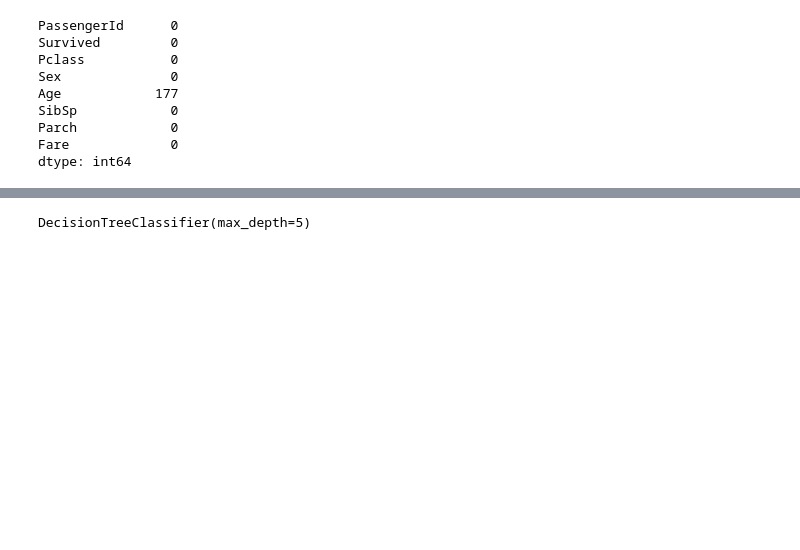
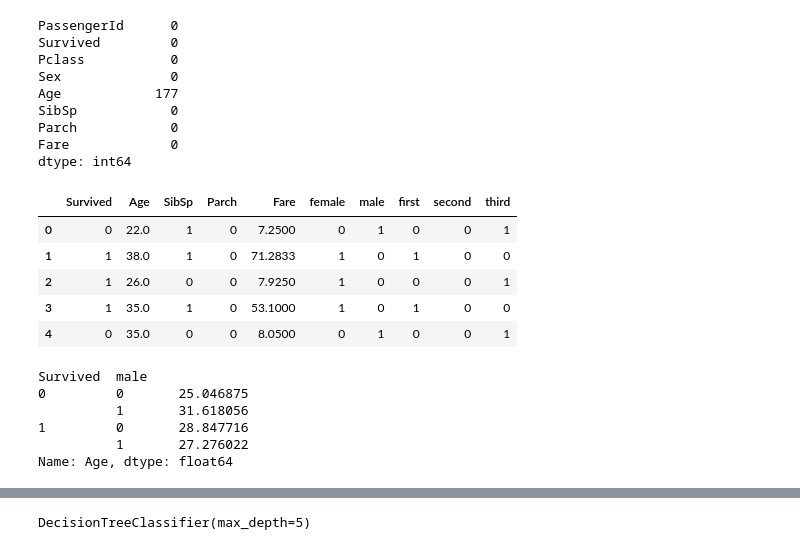
Before and after one commit to PatheticOTD/titanic, a Jupyter notebook: titanic.ipynb, the cells around one changed output, grey strips where cells are left out. Cells and saved outputs as stored; diff of their text form; code cells hidden in the pictures; blank space fills up the shorter version.

```diff
--- a/titanic.ipynb
+++ b/titanic.ipynb
@@ -60,5 +26,3 @@ SibSp            0
 Parch            0
 Fare             0
 dtype: int64
-# %%
-df.Sex = df.Sex.map({'male':1, 'female':0})
@@ -65,3 +35,20 @@ df.Sex = df.Sex.map({'male':1, 'female':0})
+# %%
+df.head()
+# %% [output]
+|  | Survived | Age | SibSp | Parch | Fare | female | male | first | second | third |
+| 0 | 0 | 22.0 | 1 | 0 | 7.2500 | 0 | 1 | 0 | 0 | 1 |
+| 1 | 1 | 38.0 | 1 | 0 | 71.2833 | 1 | 0 | 1 | 0 | 0 |
+| 2 | 1 | 26.0 | 0 | 0 | 7.9250 | 1 | 0 | 0 | 0 | 1 |
+| 3 | 1 | 35.0 | 1 | 0 | 53.1000 | 1 | 0 | 1 | 0 | 0 |
+| 4 | 0 | 35.0 | 0 | 0 | 8.0500 | 0 | 1 | 0 | 0 | 1 |
 # %%
-means = df.groupby(["Survived", 'Sex']).Age.mean()
+means = df.groupby(["Survived", 'male']).Age.mean()
+means
+# %% [output]
+Survived  male
+0         0       25.046875
+          1       31.618056
+1         0       28.847716
+          1       27.276022
+Name: Age, dtype: float64
 # %%
```
Also changed, not shown: parts of 37 cells of this notebook, 1 other file.
